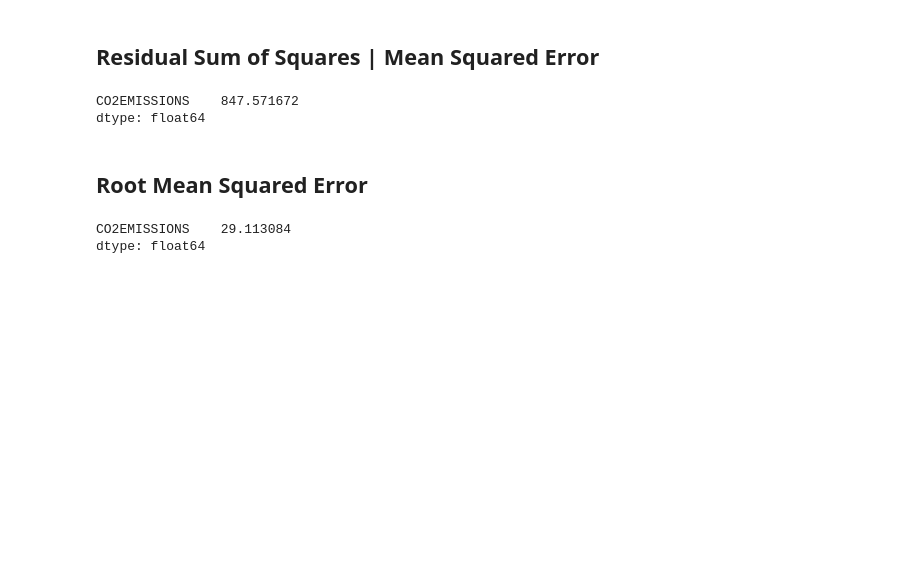
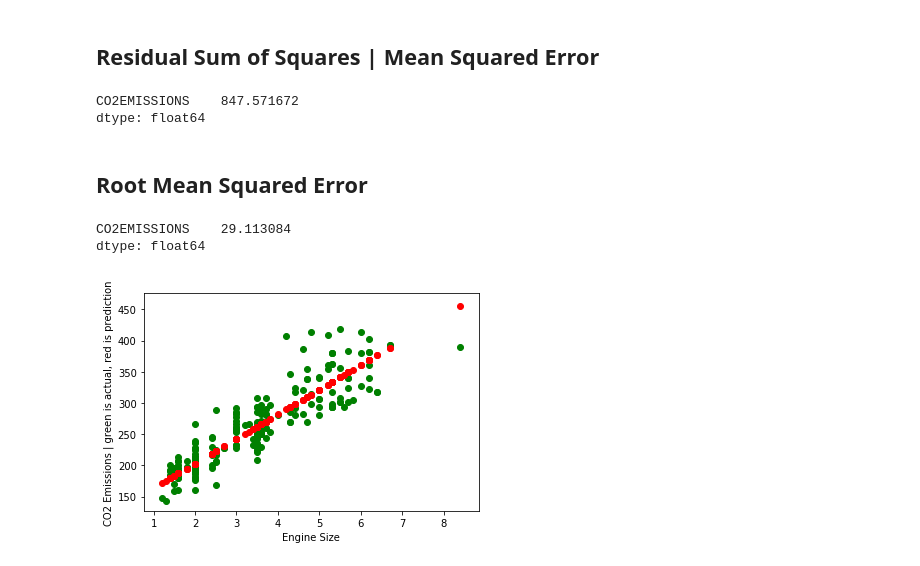
Before and after one commit to venkatsgithub1/dataScienceTutorials, a Jupyter notebook: cognitive_class_ai/linear_regression/simple_linear_regression.ipynb, the cells around one changed output. Cells and saved outputs as stored; diff of their text form; code cells hidden in the pictures; blank space fills up the shorter version.

Commit message:
Added plot of test actual and test predictions

```diff
--- a/cognitive_class_ai/linear_regression/simple_linear_regression.ipynb
+++ b/cognitive_class_ai/linear_regression/simple_linear_regression.ipynb
@@ -166,3 +166,11 @@ np.sqrt(np.mean((test_y-test_predictions)**2))
 # %% [output]
 CO2EMISSIONS    29.113084
 dtype: float64
+# %%
+plt.scatter(test_X, test_y, color='green')
+plt.scatter(test_X, test_predictions, color='red')
+plt.xlabel('Engine Size')
+plt.ylabel('CO2 Emissions | green is actual, red is prediction')
+plt.show()
+# %% [output]
+[figure, added]
```
